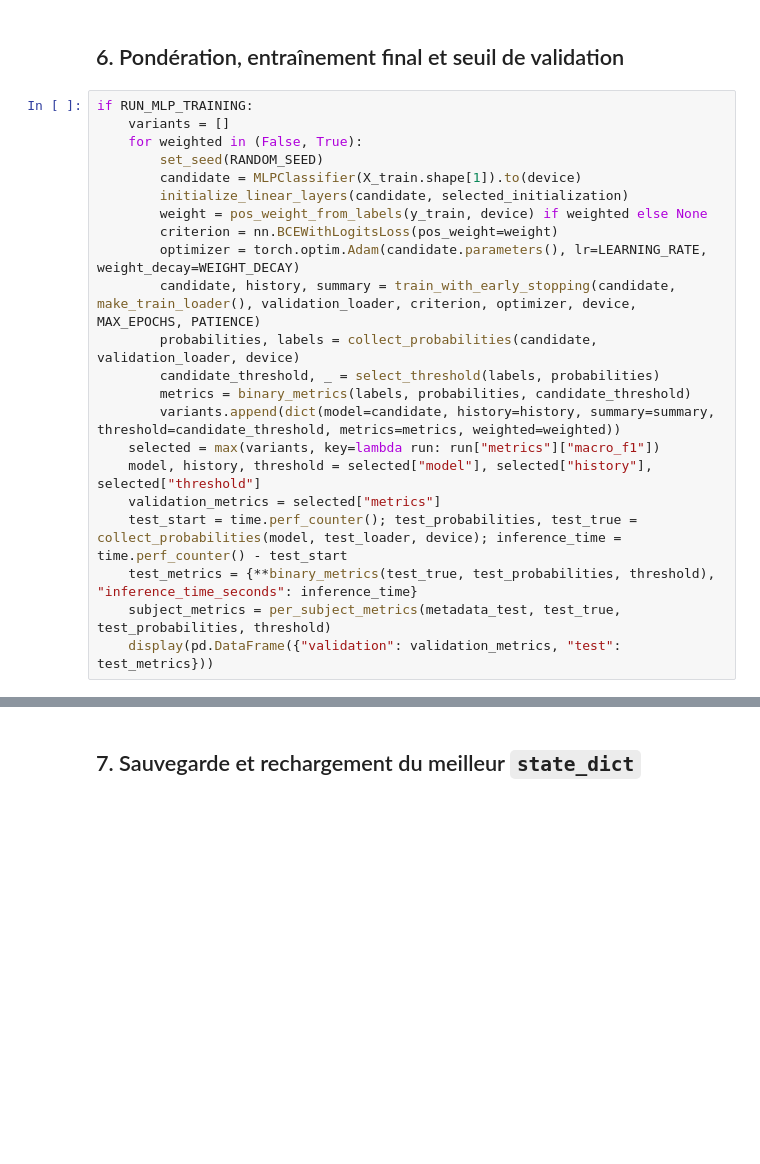
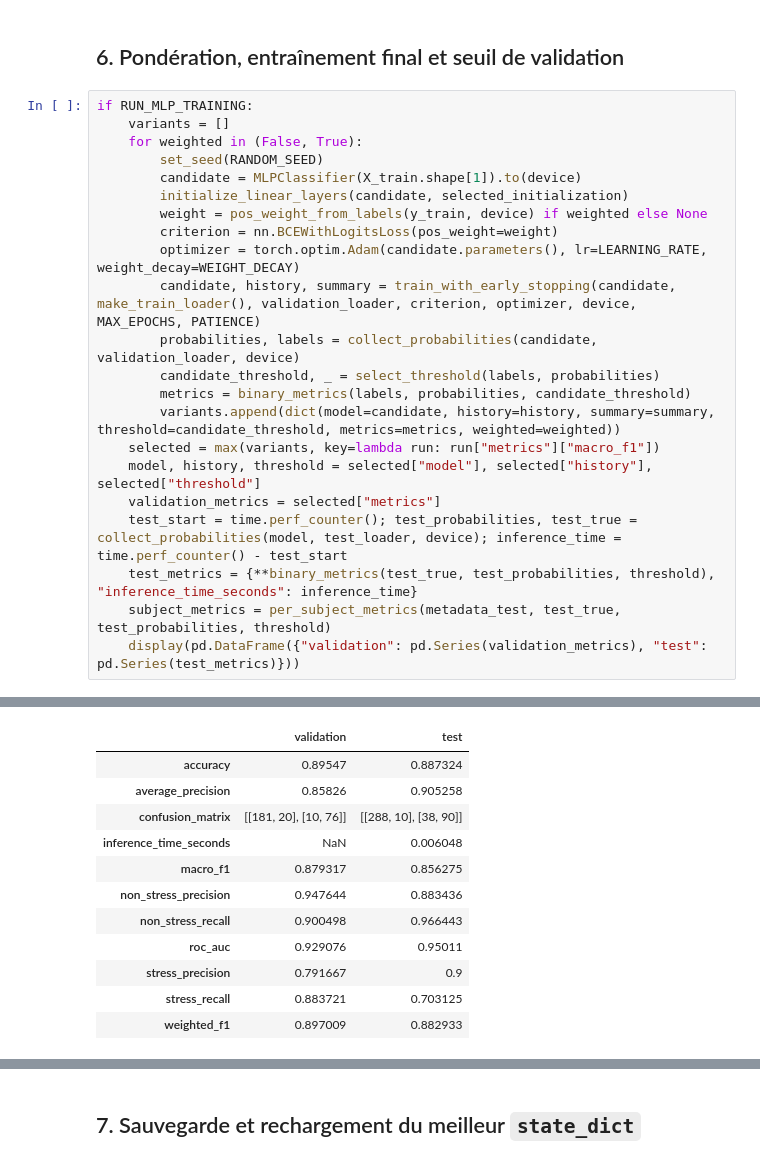
Before and after one commit to dounia1230/wesad_stress_project, a Jupyter notebook: notebooks/02_mlp.ipynb, the cells around one changed output, grey strips where cells are left out. Saved outputs shown, nothing was run; the diff lists cells and outputs as text; blank space fills up the shorter version.

```diff
--- a/notebooks/02_mlp.ipynb
+++ b/notebooks/02_mlp.ipynb
@@ -211,4 +238,5 @@ if RUN_MLP_TRAINING:
     test_start = time.perf_counter(); test_probabilities, test_true = collect_probabilities(model, test_loader, device); inference_time = time.perf_counter() - test_start
     test_metrics = {**binary_metrics(test_true, test_probabilities, threshold), "inference_time_seconds": inference_time}
     subject_metrics = per_subject_metrics(metadata_test, test_true, test_probabilities, threshold)
-    display(pd.DataFrame({"validation": validation_metrics, "test": test_metrics}))
+    display(pd.DataFrame({"validation": pd.Series(validation_metrics), "test": pd.Series(test_metrics)}))
+# %% [output]
@@ -214,0 +260,12 @@ if RUN_MLP_TRAINING:
+|  | validation | test |
+| accuracy | 0.89547 | 0.887324 |
+| average_precision | 0.85826 | 0.905258 |
+| confusion_matrix | [[181, 20], [10, 76]] | [[288, 10], [38, 90]] |
+| inference_time_seconds | NaN | 0.006048 |
+| macro_f1 | 0.879317 | 0.856275 |
+| non_stress_precision | 0.947644 | 0.883436 |
+| non_stress_recall | 0.900498 | 0.966443 |
+| roc_auc | 0.929076 | 0.95011 |
+| stress_precision | 0.791667 | 0.9 |
+| stress_recall | 0.883721 | 0.703125 |
+| weighted_f1 | 0.897009 | 0.882933 |
```
Also changed, not shown: parts of 7 cells of this notebook, 10 other files.
